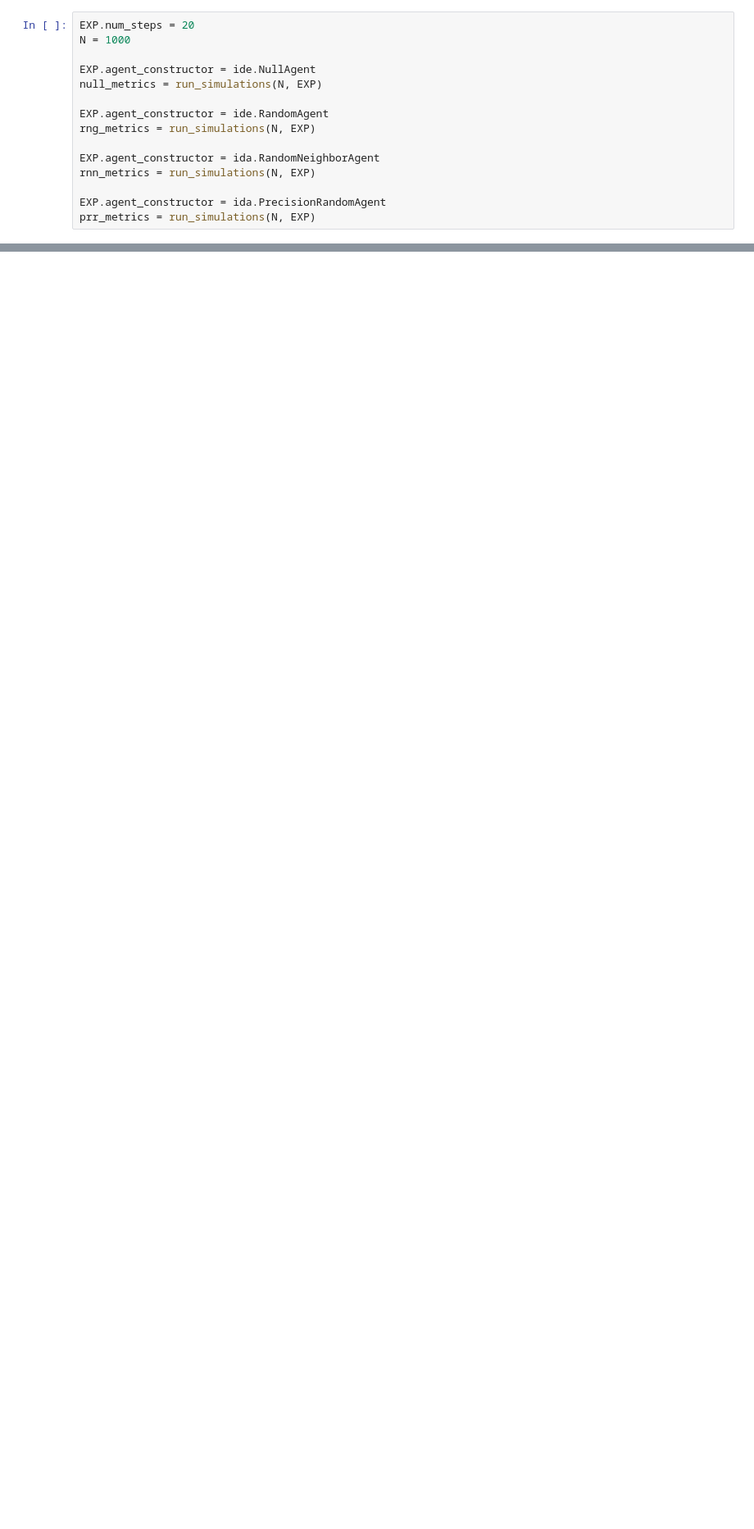
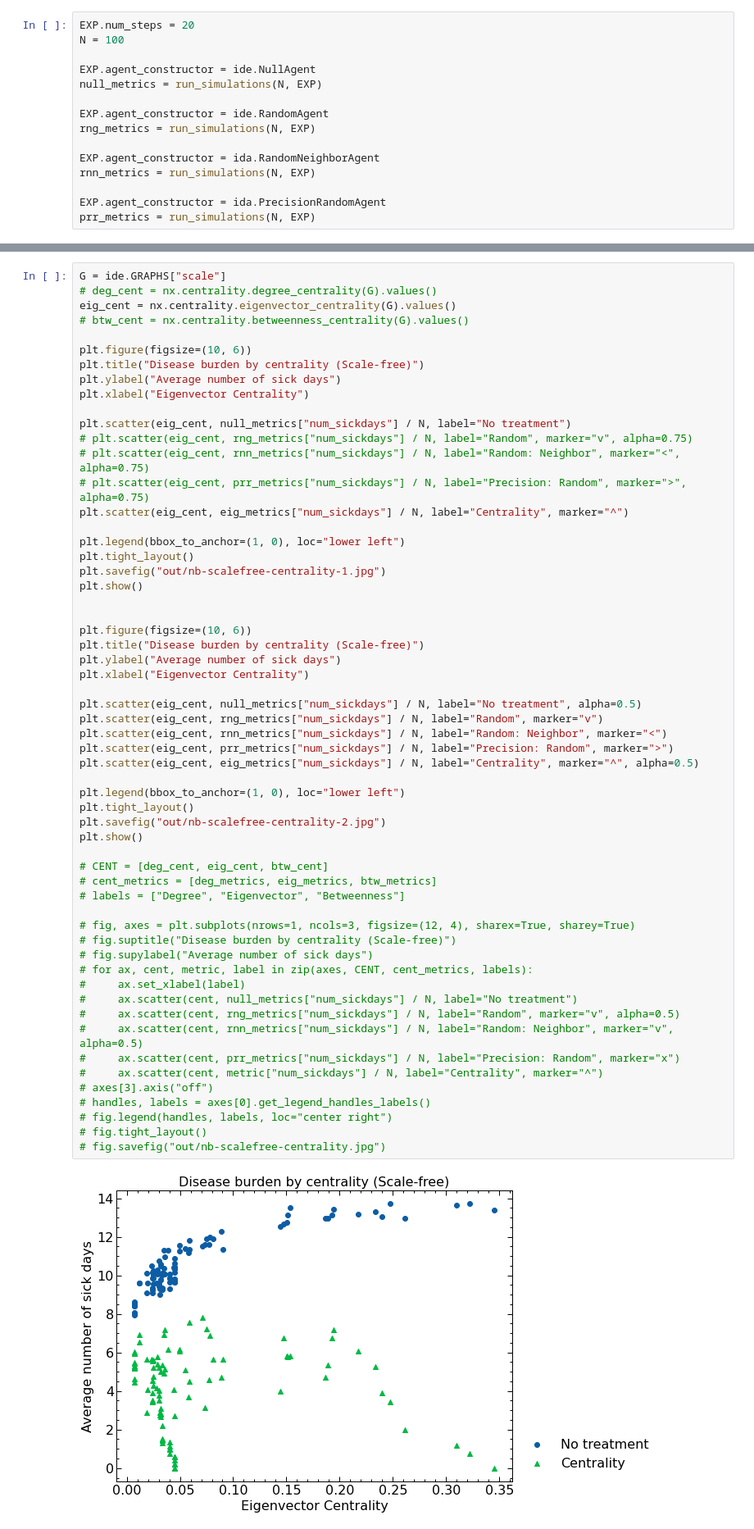
Before and after one commit to EvanLavender13/cst680-project, a Jupyter notebook: exp_scalefree.ipynb, the cells around one changed output, grey strips where cells are left out. Shown at 82% size. Saved outputs shown, nothing was run; the diff lists cells and outputs as text; blank space fills up the shorter version.

```diff
--- a/exp_scalefree.ipynb
+++ b/exp_scalefree.ipynb
@@ -85,7 +98,7 @@ def run_simulations(n_sims, exp):
     return metrics
 # %%
 EXP.num_steps = 20
-N = 1000
+N = 100
 
 EXP.agent_constructor = ide.NullAgent
 null_metrics = run_simulations(N, EXP)
@@ -154,0 +141,60 @@ fig.savefig("out/nb-scalefree-centrality.jpg")
+# %%
+G = ide.GRAPHS["scale"]
+# deg_cent = nx.centrality.degree_centrality(G).values()
+eig_cent = nx.centrality.eigenvector_centrality(G).values()
+# btw_cent = nx.centrality.betweenness_centrality(G).values()
+
+plt.figure(figsize=(10, 6))
+plt.title("Disease burden by centrality (Scale-free)")
+plt.ylabel("Average number of sick days")
+plt.xlabel("Eigenvector Centrality")
+
+plt.scatter(eig_cent, null_metrics["num_sickdays"] / N, label="No treatment")
+# plt.scatter(eig_cent, rng_metrics["num_sickdays"] / N, label="Random", marker="v", alpha=0.75)
+# plt.scatter(eig_cent, rnn_metrics["num_sickdays"] / N, label="Random: Neighbor", marker="<", alpha=0.75)
+# plt.scatter(eig_cent, prr_metrics["num_sickdays"] / N, label="Precision: Random", marker=">", alpha=0.75)
+plt.scatter(eig_cent, eig_metrics["num_sickdays"] / N, label="Centrality", marker="^")
+
+plt.legend(bbox_to_anchor=(1, 0), loc="lower left")
+plt.tight_layout()
+plt.savefig("out/nb-scalefree-centrality-1.jpg")
+plt.show()
+
+
+plt.figure(figsize=(10, 6))
+plt.title("Disease burden by centrality (Scale-free)")
+plt.ylabel("Average number of sick days")
+plt.xlabel("Eigenvector Centrality")
+
+plt.scatter(eig_cent, null_metrics["num_sickdays"] / N, label="No treatment", alpha=0.5)
+plt.scatter(eig_cent, rng_metrics["num_sickdays"] / N, label="Random", marker="v")
+plt.scatter(eig_cent, rnn_metrics["num_sickdays"] / N, label="Random: Neighbor", marker="<")
+plt.scatter(eig_cent, prr_metrics["num_sickdays"] / N, label="Precision: Random", marker=">")
+plt.scatter(eig_cent, eig_metrics["num_sickdays"] / N, label="Centrality", marker="^", alpha=0.5)
+
+plt.legend(bbox_to_anchor=(1, 0), loc="lower left")
+plt.tight_layout()
+plt.savefig("out/nb-scalefree-centrality-2.jpg")
+plt.show()
+
+# CENT = [deg_cent, eig_cent, btw_cent]
+# cent_metrics = [deg_metrics, eig_metrics, btw_metrics]
+# labels = ["Degree", "Eigenvector", "Betweenness"]
+
+# fig, axes = plt.subplots(nrows=1, ncols=3, figsize=(12, 4), sharex=True, sharey=True)
+# fig.suptitle("Disease burden by centrality (Scale-free)")
+# fig.supylabel("Average number of sick days")
+# for ax, cent, metric, label in zip(axes, CENT, cent_metrics, labels):
+#     ax.set_xlabel(label)
+#     ax.scatter(cent, null_metrics["num_sickdays"] / N, label="No treatment")
+#     ax.scatter(cent, rng_metrics["num_sickdays"] / N, label="Random", marker="v", alpha=0.5)
+#     ax.scatter(cent, rnn_metrics["num_sickdays"] / N, label="Random: Neighbor", marker="v", alpha=0.5)
+#     ax.scatter(cent, prr_metrics["num_sickdays"] / N, label="Precision: Random", marker="x")
+#     ax.scatter(cent, metric["num_sickdays"] / N, label="Centrality", marker="^")
+# axes[3].axis("off")
+# handles, labels = axes[0].get_legend_handles_labels()
+# fig.legend(handles, labels, loc="center right")
+# fig.tight_layout()
+# fig.savefig("out/nb-scalefree-centrality.jpg")
+# %% [output]
+[figure, added]
```
Also changed, not shown: parts of 6 cells of this notebook, 4 other files.
